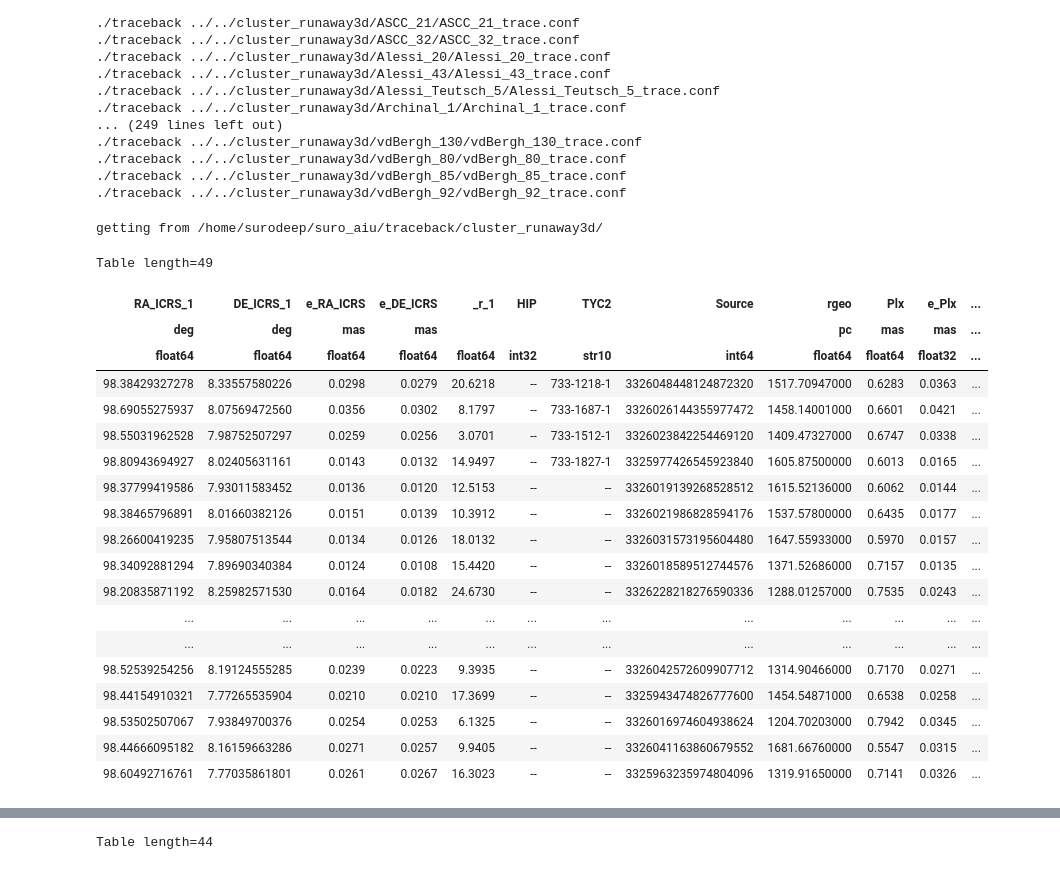
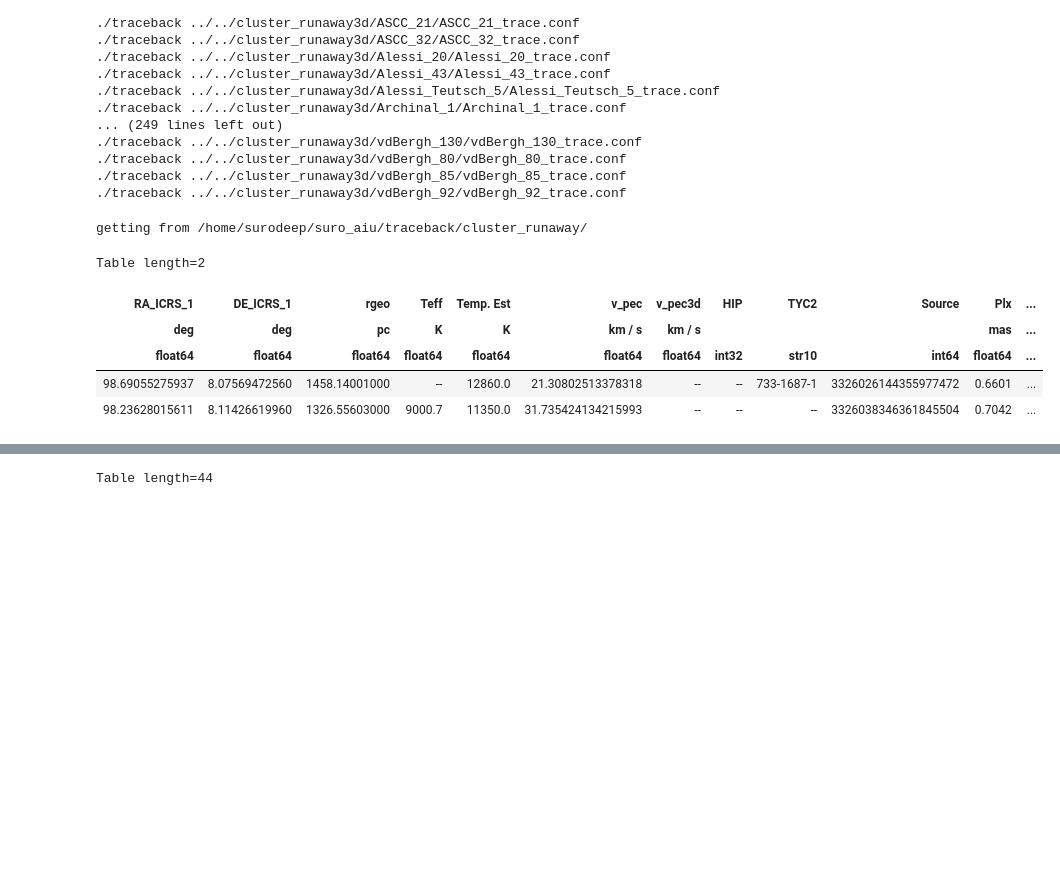
Before and after one commit to surodeep26/Runaway-Stars, a Jupyter notebook: v16.ipynb, the cells around one changed output, grey strips where cells are left out. Drawn from its saved outputs; the diff is of its cells as text; code cells hidden in the pictures; blank space fills up the shorter version.

Commit message:
check table of cluster parameter change in plot_cmd

```diff
--- a/v16.ipynb
+++ b/v16.ipynb
@@ -27,26 +32,12 @@ for cluster in workclusters3d[:]:
 # %%
 cl = Cluster("Basel_8")
 
-cl.runaways_all()
+cl.runaways()
 # %% [output]
-getting from /home/surodeep/suro_aiu/traceback/cluster_runaway3d/
+getting from /home/surodeep/suro_aiu/traceback/cluster_runaway/
-Table length=49
+Table length=2
-| RA_ICRS_1 | DE_ICRS_1 | e_RA_ICRS | e_DE_ICRS | _r_1 | HIP | TYC2 | Source | rgeo | Plx | e_Plx | ... |
-| deg | deg | mas | mas |  |  |  |  | pc | mas | mas | ... |
-| float64 | float64 | float64 | float64 | float64 | int32 | str10 | int64 | float64 | float64 | float32 | ... |
-| 98.38429327278 | 8.33557580226 | 0.0298 | 0.0279 | 20.6218 | -- | 733-1218-1 | 3326048448124872320 | 1517.70947000 | 0.6283 | 0.0363 | ... |
-| 98.69055275937 | 8.07569472560 | 0.0356 | 0.0302 | 8.1797 | -- | 733-1687-1 | 3326026144355977472 | 1458.14001000 | 0.6601 | 0.0421 | ... |
-| 98.55031962528 | 7.98752507297 | 0.0259 | 0.0256 | 3.0701 | -- | 733-1512-1 | 3326023842254469120 | 1409.47327000 | 0.6747 | 0.0338 | ... |
-| 98.80943694927 | 8.02405631161 | 0.0143 | 0.0132 | 14.9497 | -- | 733-1827-1 | 3325977426545923840 | 1605.87500000 | 0.6013 | 0.0165 | ... |
-| 98.37799419586 | 7.93011583452 | 0.0136 | 0.0120 | 12.5153 | -- | -- | 3326019139268528512 | 1615.52136000 | 0.6062 | 0.0144 | ... |
-| 98.38465796891 | 8.01660382126 | 0.0151 | 0.0139 | 10.3912 | -- | -- | 3326021986828594176 | 1537.57800000 | 0.6435 | 0.0177 | ... |
-| 98.26600419235 | 7.95807513544 | 0.0134 | 0.0126 | 18.0132 | -- | -- | 3326031573195604480 | 1647.55933000 | 0.5970 | 0.0157 | ... |
-| 98.34092881294 | 7.89690340384 | 0.0124 | 0.0108 | 15.4420 | -- | -- | 3326018589512744576 | 1371.52686000 | 0.7157 | 0.0135 | ... |
-| 98.20835871192 | 8.25982571530 | 0.0164 | 0.0182 | 24.6730 | -- | -- | 3326228218276590336 | 1288.01257000 | 0.7535 | 0.0243 | ... |
-| ... | ... | ... | ... | ... | ... | ... | ... | ... | ... | ... | ... |
-| ... | ... | ... | ... | ... | ... | ... | ... | ... | ... | ... | ... |
-| 98.52539254256 | 8.19124555285 | 0.0239 | 0.0223 | 9.3935 | -- | -- | 3326042572609907712 | 1314.90466000 | 0.7170 | 0.0271 | ... |
-| 98.44154910321 | 7.77265535904 | 0.0210 | 0.0210 | 17.3699 | -- | -- | 3325943474826777600 | 1454.54871000 | 0.6538 | 0.0258 | ... |
-| 98.53502507067 | 7.93849700376 | 0.0254 | 0.0253 | 6.1325 | -- | -- | 3326016974604938624 | 1204.70203000 | 0.7942 | 0.0345 | ... |
-| 98.44666095182 | 8.16159663286 | 0.0271 | 0.0257 | 9.9405 | -- | -- | 3326041163860679552 | 1681.66760000 | 0.5547 | 0.0315 | ... |
-| 98.60492716761 | 7.77035861801 | 0.0261 | 0.0267 | 16.3023 | -- | -- | 3325963235974804096 | 1319.91650000 | 0.7141 | 0.0326 | ... |
+| RA_ICRS_1 | DE_ICRS_1 | rgeo | Teff | Temp. Est | v_pec | v_pec3d | HIP | TYC2 | Source | Plx | ... |
+| deg | deg | pc | K | K | km / s | km / s |  |  |  | mas | ... |
+| float64 | float64 | float64 | float64 | float64 | float64 | float64 | int32 | str10 | int64 | float64 | ... |
+| 98.69055275937 | 8.07569472560 | 1458.14001000 | -- | 12860.0 | 21.30802513378318 | -- | -- | 733-1687-1 | 3326026144355977472 | 0.6601 | ... |
+| 98.23628015611 | 8.11426619960 | 1326.55603000 | 9000.7 | 11350.0 | 31.735424134215993 | -- | -- | -- | 3326038346361845504 | 0.7042 | ... |
```
Also changed, not shown: parts of 8 cells of this notebook, 8 other files.
